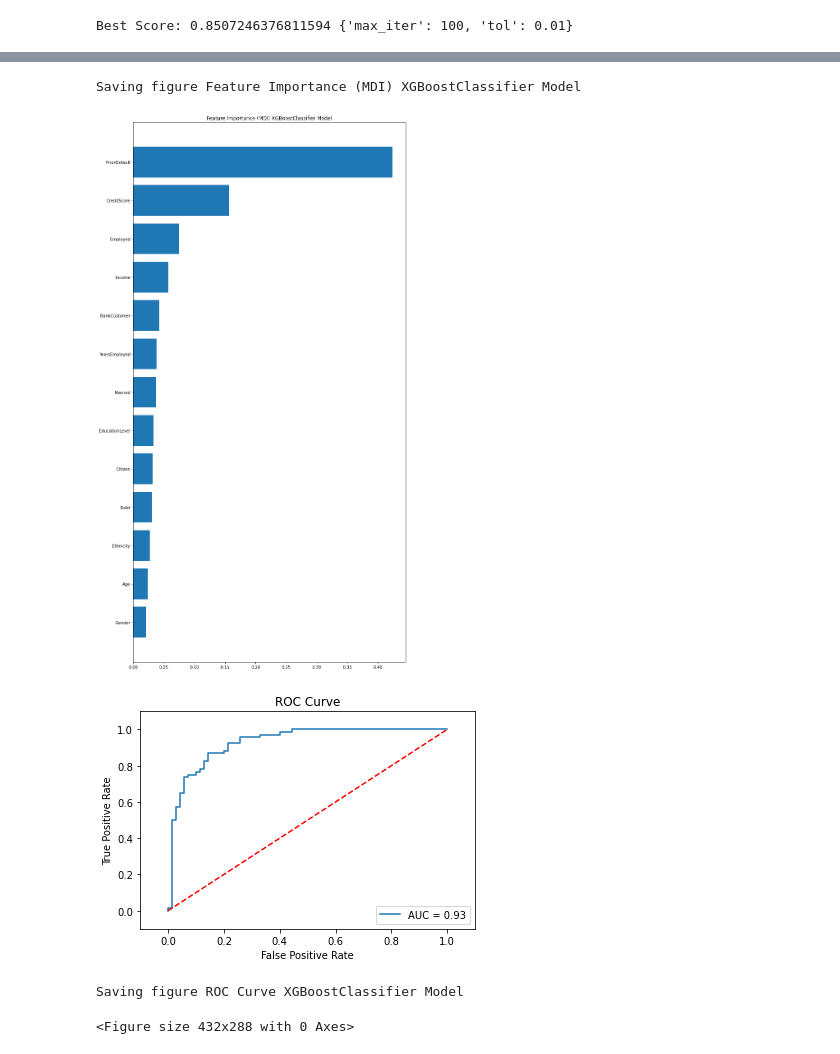
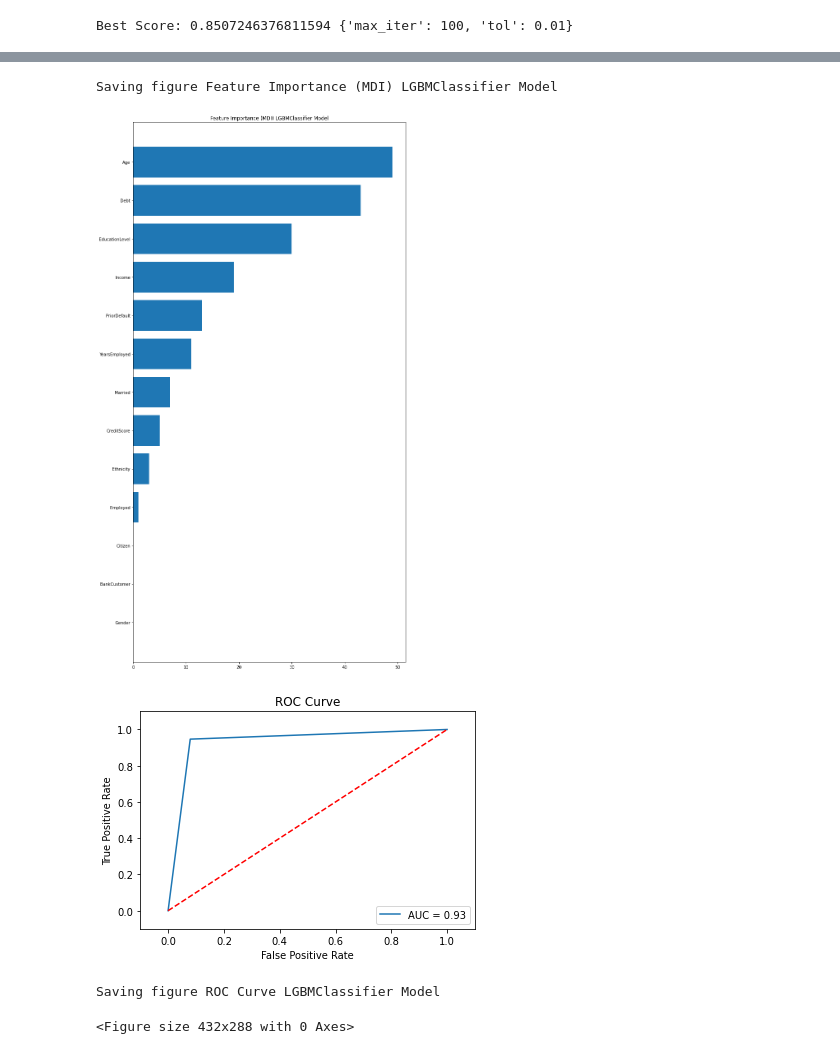
Before and after one commit to BengeanAdrian/ProiecteML, a Jupyter notebook: Predicting Credit Card Approvals/notebook.ipynb, the cells around one changed output, grey strips where cells are left out. Saved outputs shown, nothing was run; the diff lists cells and outputs as text; code cells hidden in the pictures.

```diff
--- a/Predicting Credit Card Approvals/notebook.ipynb
+++ b/Predicting Credit Card Approvals/notebook.ipynb
@@ -557,24 +647,24 @@ Fitting 10 folds for each of 10 candidates, totalling 100 fits
 # %%
 import matplotlib.pyplot as plt
-feature_importance =best_model_GBR.feature_importances_
+feature_importance =best_model_LGBM.feature_importance()
 sorted_idx = np.argsort(feature_importance)
 pos = np.arange(sorted_idx.shape[0]) + 0.5
 fig = plt.figure(figsize=(20, 19))
 plt.subplot(1, 2, 1)
 plt.barh(pos, feature_importance[sorted_idx], align="center")
 plt.yticks(pos, np.array(names)[sorted_idx])
-plt.title("Feature Importance (MDI) XGBoostClassifier Model")
-save_fig("Feature Importance (MDI) XGBoostClassifier Model")
+plt.title("Feature Importance (MDI) LGBMClassifier Model")
+save_fig("Feature Importance (MDI) LGBMClassifier Model")
 # %% [output]
-Saving figure Feature Importance (MDI) XGBoostClassifier Model
+Saving figure Feature Importance (MDI) LGBMClassifier Model
-[figure, old version]
+[figure, new version]
 # %%
 import sklearn.metrics as metrics
 import matplotlib.pyplot as plt
 # fpr means false-positive-rate
 # tpr means true-positive-rate
 
-fpr, tpr, _ = metrics.roc_curve(y_test, y_predbest_GBR)
+fpr, tpr, _ = metrics.roc_curve(valid_y, new_pred_labels_Best_modelLGBM)
 
 auc_score = metrics.auc(fpr, tpr)
 
@@ -595,8 +685,8 @@ plt.xlabel('False Positive Rate')
 
 plt.legend(loc='lower right')
 plt.show()
-save_fig("ROC Curve XGBoostClassifier Model")
+save_fig("ROC Curve LGBMClassifier Model")
 # %% [output]
-[figure, old version]
+[figure, new version]
-Saving figure ROC Curve XGBoostClassifier Model
+Saving figure ROC Curve LGBMClassifier Model
 <Figure size 432x288 with 0 Axes>
```
Also changed, not shown: parts of 7 cells of this notebook, 5 other files.
